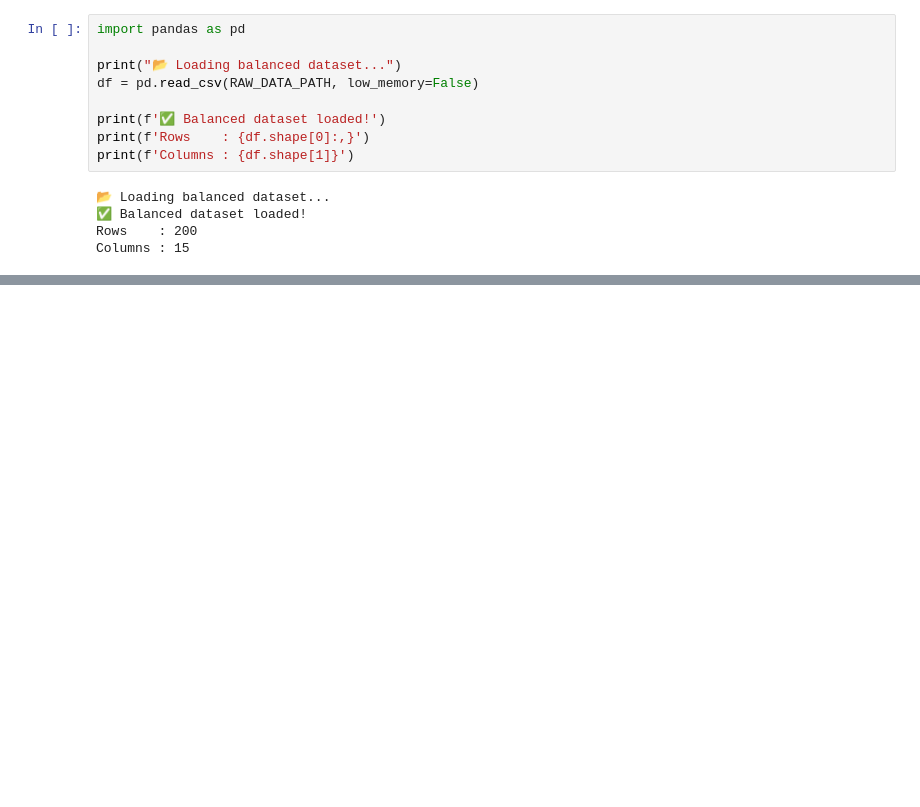
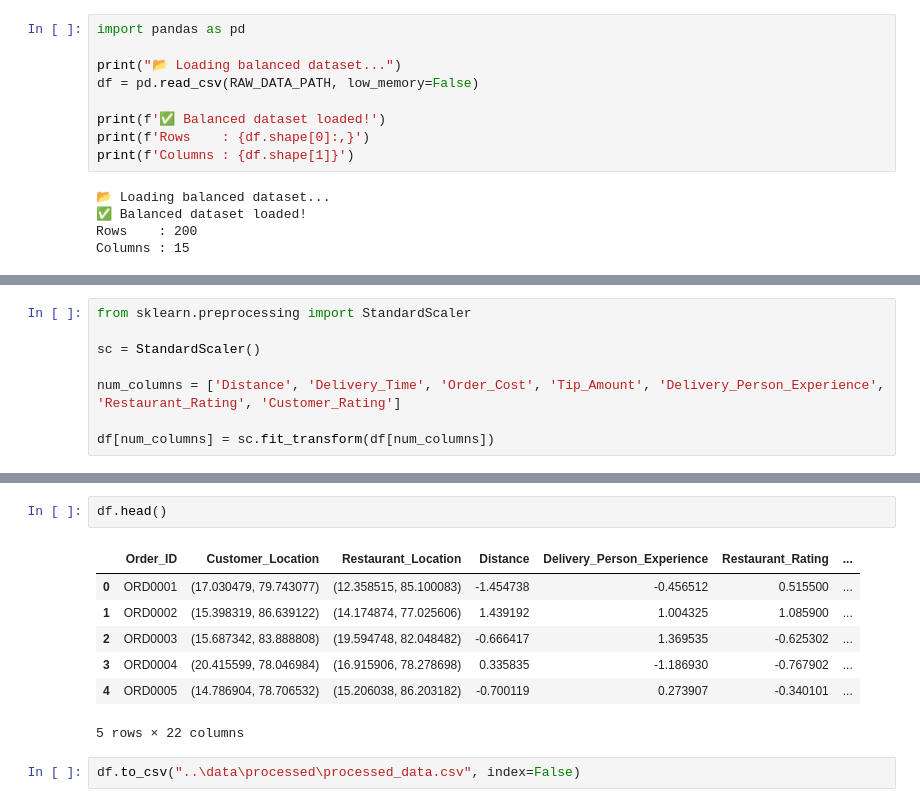
Before and after one commit to vasi2904k/Food-Delivery-Time-Prediction, a Jupyter notebook: notebook/01_data_preprocessing.ipynb, the cells around one changed output, grey strips where cells are left out. Drawn from its saved outputs; the diff is of its cells as text; blank space fills up the shorter version.

```diff
--- a/notebook/01_data_preprocessing.ipynb
+++ b/notebook/01_data_preprocessing.ipynb
@@ -40,0 +177,8 @@ print('Displ')
+# %%
+from sklearn.preprocessing import StandardScaler
+
+sc = StandardScaler()
+
+num_columns = ['Distance', 'Delivery_Time', 'Order_Cost', 'Tip_Amount', 'Delivery_Person_Experience', 'Restaurant_Rating', 'Customer_Rating']
+
+df[num_columns] = sc.fit_transform(df[num_columns])
@@ -40,0 +205,12 @@ print('Displ')
+# %%
+df.head()
+# %% [output]
+|  | Order_ID | Customer_Location | Restaurant_Location | Distance | Delivery_Person_Experience | Restaurant_Rating | ... |
+| 0 | ORD0001 | (17.030479, 79.743077) | (12.358515, 85.100083) | -1.454738 | -0.456512 | 0.515500 | ... |
+| 1 | ORD0002 | (15.398319, 86.639122) | (14.174874, 77.025606) | 1.439192 | 1.004325 | 1.085900 | ... |
+| 2 | ORD0003 | (15.687342, 83.888808) | (19.594748, 82.048482) | -0.666417 | 1.369535 | -0.625302 | ... |
+| 3 | ORD0004 | (20.415599, 78.046984) | (16.915906, 78.278698) | 0.335835 | -1.186930 | -0.767902 | ... |
+| 4 | ORD0005 | (14.786904, 78.706532) | (15.206038, 86.203182) | -0.700119 | 0.273907 | -0.340101 | ... |
+5 rows × 22 columns
+# %%
+df.to_csv("..\data\processed\processed_data.csv", index=False)
```
Also changed, not shown: parts of 12 cells of this notebook.
